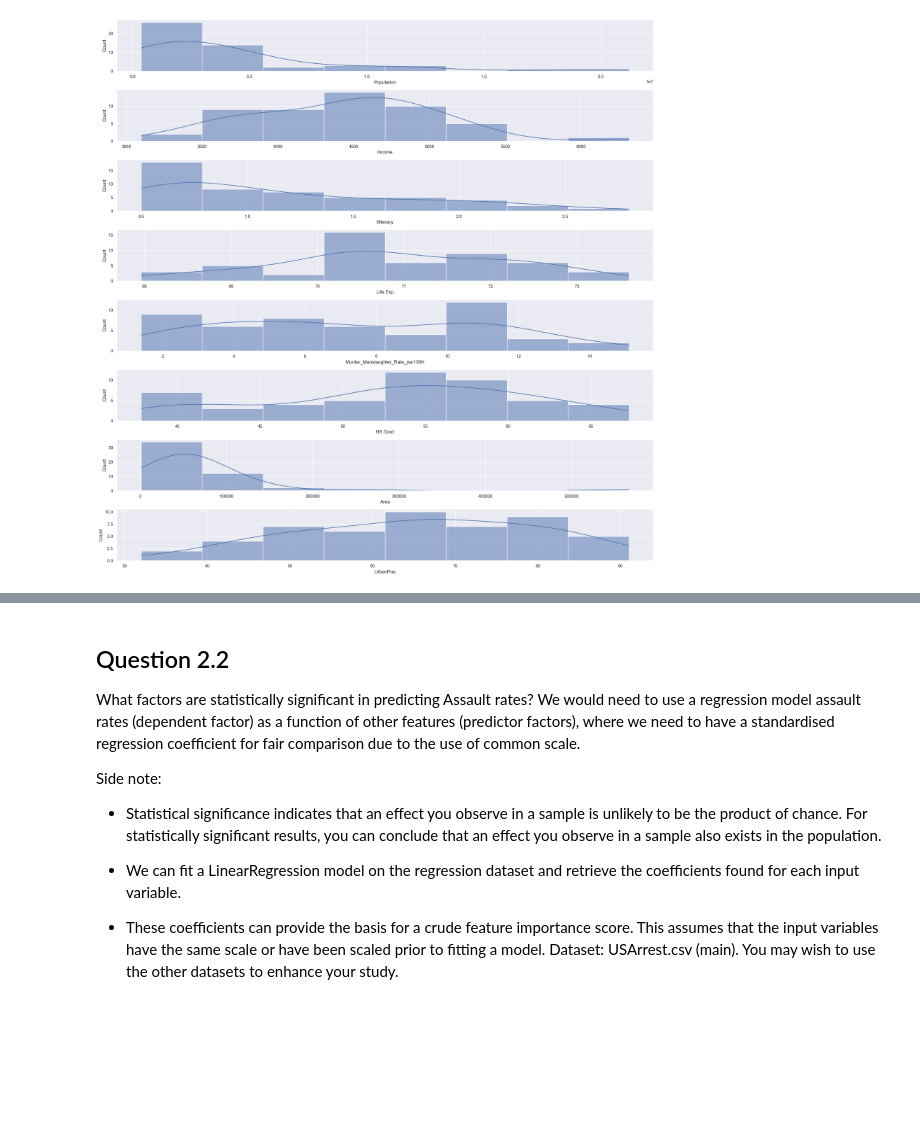
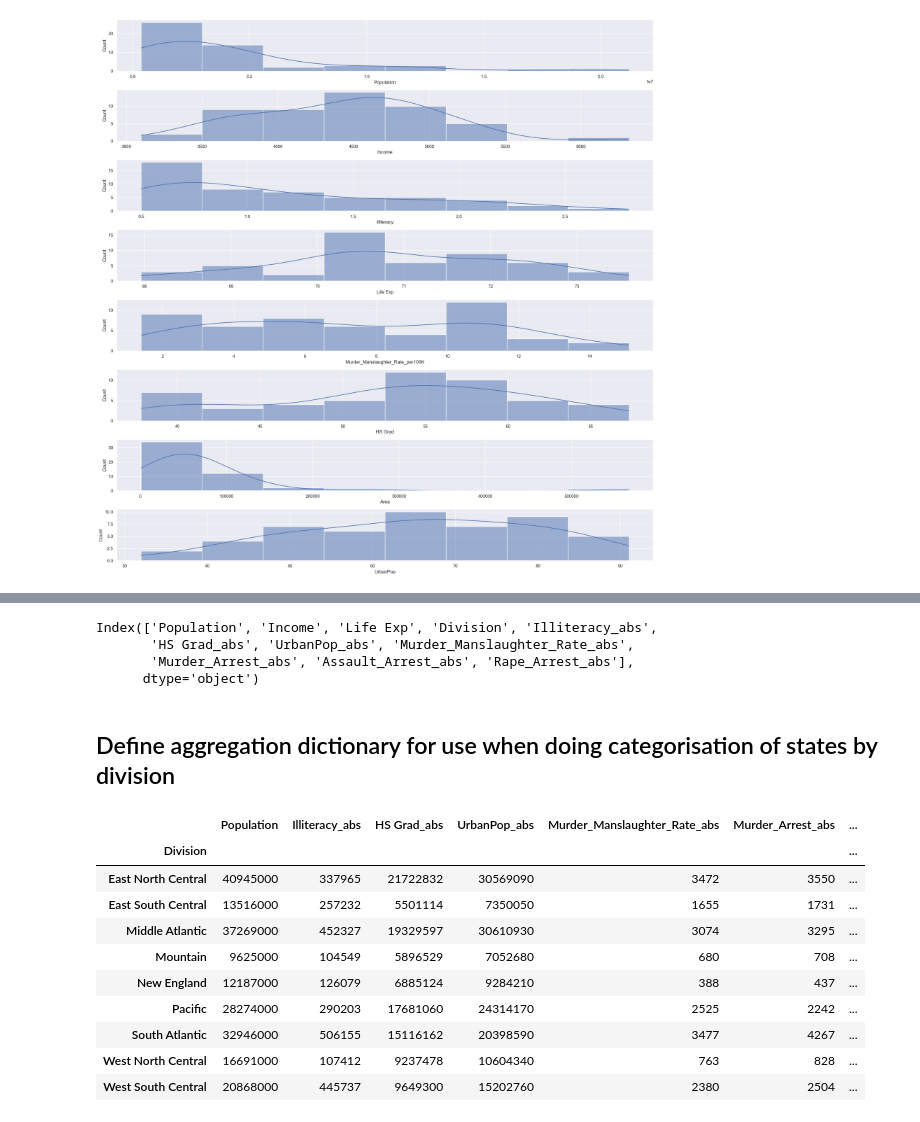
Before and after one commit to qzq92/Some_Job_Technical_Assessment, a Jupyter notebook: Section2_US_Arrests.ipynb, the cells around one changed output, grey strips where cells are left out. Cells and saved outputs as stored; diff of their text form; code cells hidden in the pictures; blank space fills up the shorter version.

```diff
--- a/Section2_US_Arrests.ipynb
+++ b/Section2_US_Arrests.ipynb
@@ -445,3 +491,33 @@ Since certain states are neighbors of other states and in view of the normalcy t
+# %%
+exclude_col_list = [col for col in us_data_df.columns if col!="Population" and col!="Income" and not col.endswith("_abs") and col!="Life Exp" and col!="Division"]
+# Drop unwanted columns
+us_data_df.drop(columns=exclude_col_list, inplace=True)
+# %%
+us_data_df.columns
+# %% [output]
+Index(['Population', 'Income', 'Life Exp', 'Division', 'Illiteracy_abs',
+       'HS Grad_abs', 'UrbanPop_abs', 'Murder_Manslaughter_Rate_abs',
+       'Murder_Arrest_abs', 'Assault_Arrest_abs', 'Rape_Arrest_abs'],
+      dtype='object')
+# %% [markdown]
+## Define aggregation dictionary for use when doing categorisation of states by division
+# %%
+agg_dict = {col: "sum" for col in us_data_df.columns if col!="Life Exp" and col!="Division" and col!="Region" and col!="Income"}
+agg_dict["Life Exp"]="mean"
+agg_dict["Income"]="mean"
 # %%
-# Group the states by division
-division_data_df = us_data_df.groupby("Division").sum()
+# Group the states by Division and sum the values, except for life expectancy where we take the mean.
+division_data_df = us_data_df.groupby("Division").agg(agg_dict)
+division_data_df
+# %% [output]
+|  | Population | Illiteracy_abs | HS Grad_abs | UrbanPop_abs | Murder_Manslaughter_Rate_abs | Murder_Arrest_abs | ... |
+| Division |  |  |  |  |  |  | ... |
+| East North Central | 40945000 | 337965 | 21722832 | 30569090 | 3472 | 3550 | ... |
+| East South Central | 13516000 | 257232 | 5501114 | 7350050 | 1655 | 1731 | ... |
+| Middle Atlantic | 37269000 | 452327 | 19329597 | 30610930 | 3074 | 3295 | ... |
+| Mountain | 9625000 | 104549 | 5896529 | 7052680 | 680 | 708 | ... |
+| New England | 12187000 | 126079 | 6885124 | 9284210 | 388 | 437 | ... |
+| Pacific | 28274000 | 290203 | 17681060 | 24314170 | 2525 | 2242 | ... |
+| South Atlantic | 32946000 | 506155 | 15116162 | 20398590 | 3477 | 4267 | ... |
+| West North Central | 16691000 | 107412 | 9237478 | 10604340 | 763 | 828 | ... |
+| West South Central | 20868000 | 445737 | 9649300 | 15202760 | 2380 | 2504 | ... |
@@ -451,12 +523,0 @@ region_data_df = us_data_df.groupby("Region").sum()
-# %% [markdown]
-## Question 2.2
-What factors are statistically significant in predicting Assault rates?
-We would need to use a regression model assault rates (dependent factor) as a function of other features (predictor factors), where we need to have a standardised regression coefficient for fair comparison due to the use of common scale.
-
-Side note:
-- Statistical significance indicates that an effect you observe in a sample is unlikely to be the product of chance. For statistically significant results, you can conclude that an effect you observe in a sample also exists in the population.
-
-- We can fit a LinearRegression model on the regression dataset and retrieve the coefficients found for each input variable.
-
-- These coefficients can provide the basis for a crude feature importance score. This assumes that the input variables have the same scale or have been scaled prior to fitting a model.
-Dataset: USArrest.csv (main). You may wish to use the other datasets to enhance your study.
```
Also changed, not shown: parts of 23 cells of this notebook.
